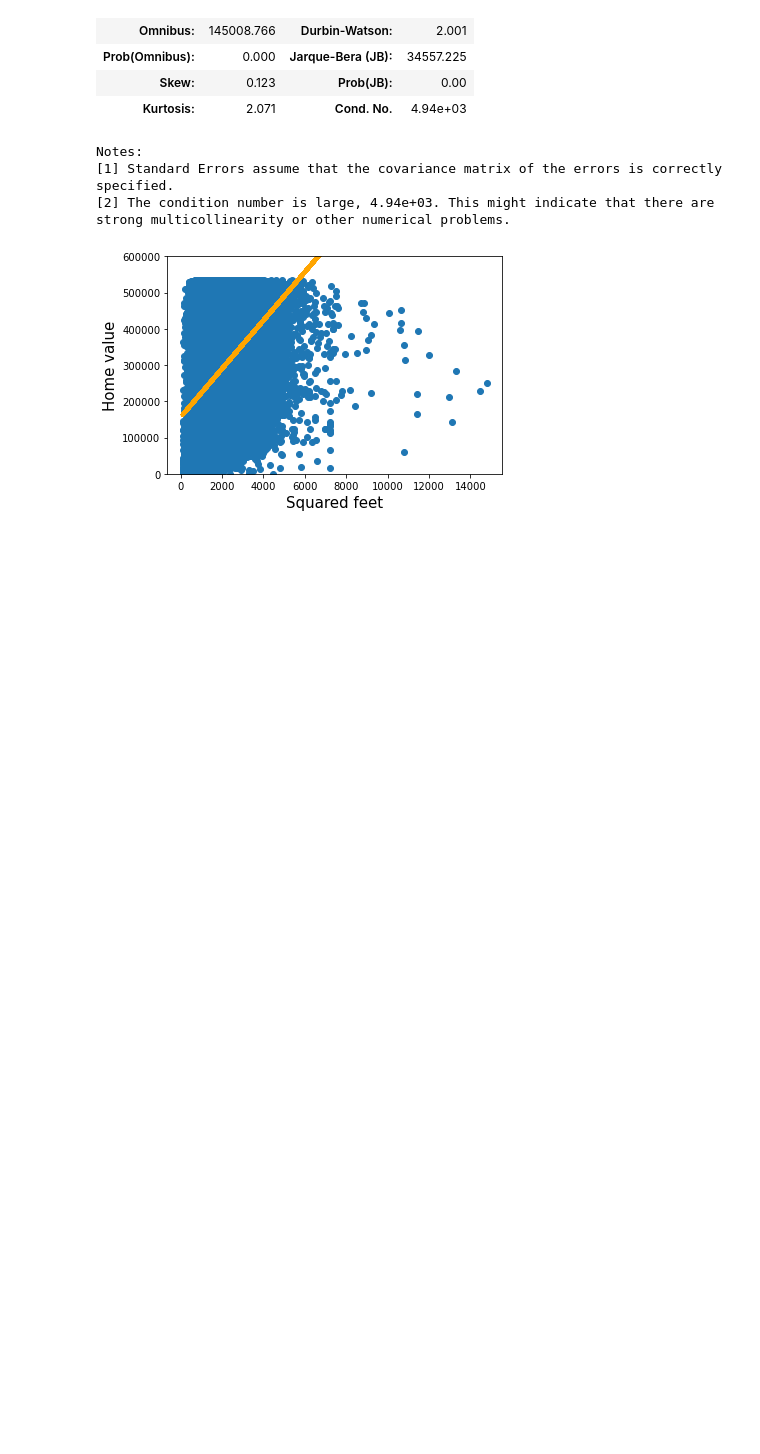
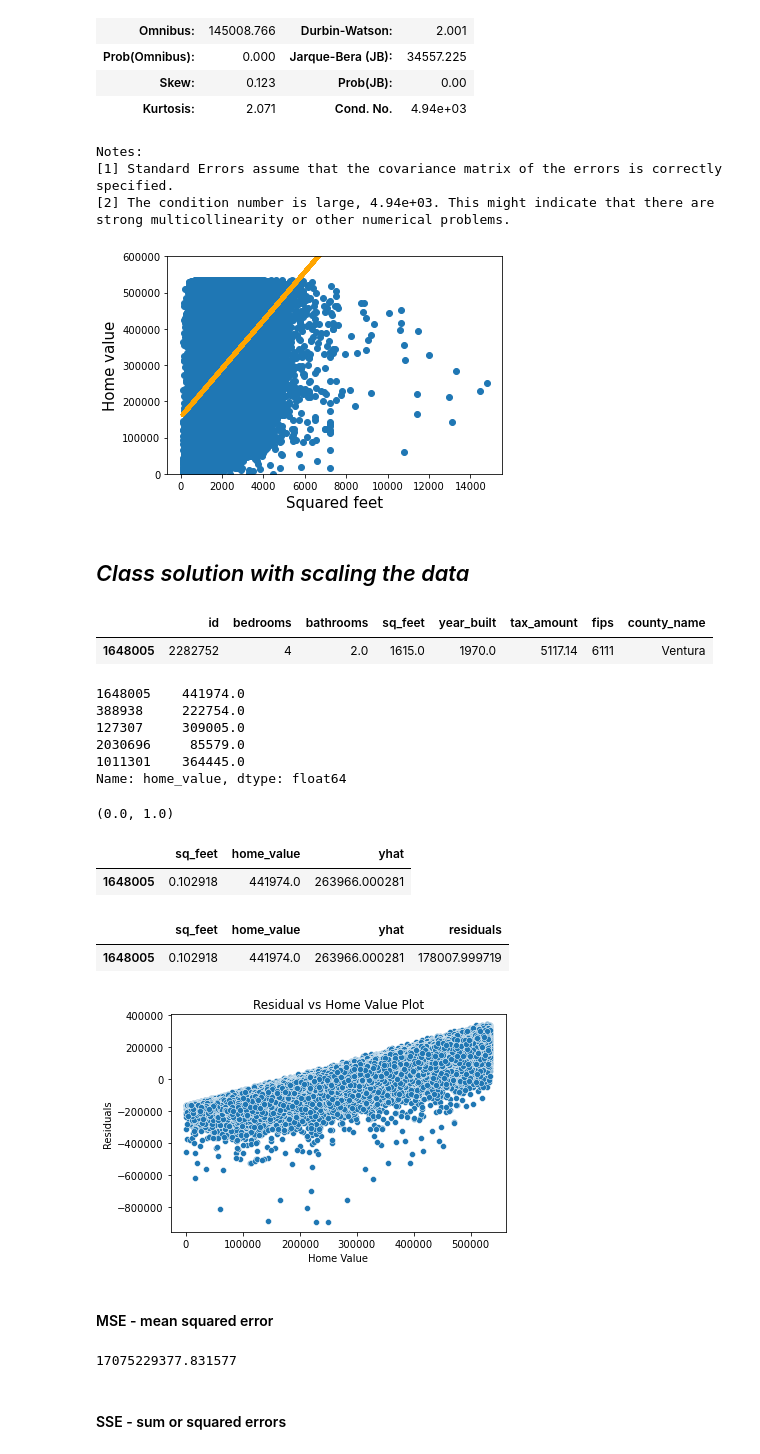
Before and after one commit to nadia-paz/regression-exercises, a Jupyter notebook: evaluation_exercises.ipynb, the cells around one changed output. Drawn from its saved outputs; the diff is of its cells as text; code cells hidden in the pictures; blank space fills up the shorter version.

Commit message:
add class solution

```diff
--- a/evaluation_exercises.ipynb
+++ b/evaluation_exercises.ipynb
@@ -327,3 +280,5 @@ plt.ylim(0, 600_000)
 plt.show()
 # %% [output]
 [figure]
+# %% [markdown]
+## *Class solution with scaling the data*
@@ -329,0 +289,14 @@ plt.show()
+# %%
+train.head(1)
+# %% [output]
+|  | id | bedrooms | bathrooms | sq_feet | year_built | tax_amount | fips | county_name |
+| 1648005 | 2282752 | 4 | 2.0 | 1615.0 | 1970.0 | 5117.14 | 6111 | Ventura |
+# %%
+y_train[:5]
+# %% [output]
+1648005    441974.0
+388938     222754.0
+127307     309005.0
+2030696     85579.0
+1011301    364445.0
+Name: home_value, dtype: float64
@@ -329,0 +307,45 @@ plt.show()
+# %%
+# create the scaler and fit/transform my square footage column
+mms = MinMaxScaler()
+
+train['sq_feet'] = mms.fit_transform(train[['sq_feet']])
+# %%
+train.sq_feet.min(), train.sq_feet.max()
+# %% [output]
+(0.0, 1.0)
+# %%
+model = LinearRegression().fit(train, y_train)
+predictions = model.predict(train)
+# %%
+train['home_value'] = y_train
+train['yhat'] = predictions
+train.head(1)
+# %% [output]
+|  | sq_feet | home_value | yhat |
+| 1648005 | 0.102918 | 441974.0 | 263966.000281 |
+# %%
+#calculate residuals (acutal - prediction)
+train['residuals'] = train.home_value - train.yhat
+train.head(1)
+# %% [output]
+|  | sq_feet | home_value | yhat | residuals |
+| 1648005 | 0.102918 | 441974.0 | 263966.000281 | 178007.999719 |
+# %%
+#make scatterplot of y-value vs residuals
+sns.scatterplot(data=train, x='home_value', y='residuals')
+
+plt.xlabel('Home Value')
+plt.ylabel('Residuals')
+plt.title('Residual vs Home Value Plot')
+plt.show()
+# %% [output]
+[figure, added]
+# %% [markdown]
+#### MSE - mean squared error
+# %%
+MSE = mean_squared_error(train.home_value, train.yhat)
+MSE
+# %% [output]
+17075229377.831577
+# %% [markdown]
+####  SSE - sum or squared errors
```
Also changed, not shown: parts of 39 cells of this notebook.
